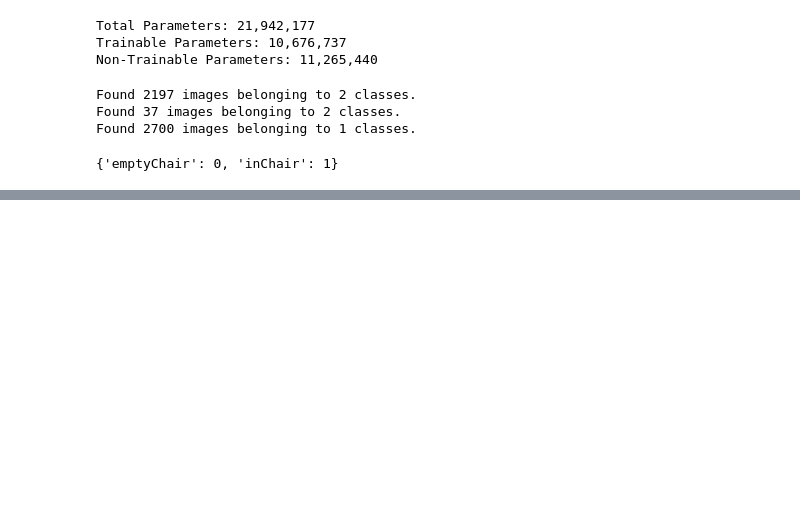
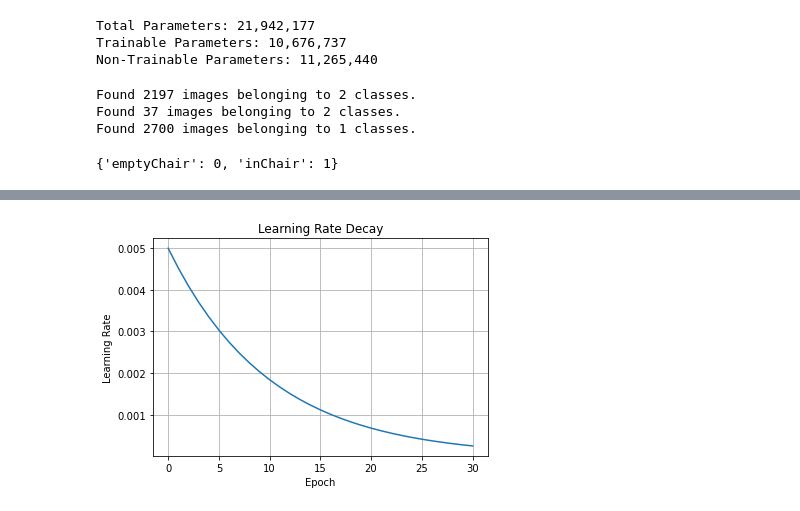
Before and after one commit to brandonshih/chair, a Jupyter notebook: Model.ipynb, the cells around one changed output, grey strips where cells are left out. Cells and saved outputs as stored; diff of their text form; code cells hidden in the pictures; blank space fills up the shorter version.

Commit message:
Added Learning Rate Decay

```diff
--- a/Model.ipynb
+++ b/Model.ipynb
@@ -58,6 +64,7 @@ Using TensorFlow backend.
 # Define Image Augmentation and Training Parameters
 
 class Config:
+    # Data Augmentation Parameters
     DATA_AUG_ON = True
     DATA_AUG_ROTATE = 20
     DATA_AUG_FLIP = True
@@ -65,8 +72,21 @@ class Config:
     DATA_AUG_HEIGHT_SHIFT = 0.2
     DATA_AUG_ZOOM = 0.2
     DATA_AUG_SHEAR = 0.2
+    # Epoch to start learning rate decay
+    MODEL_TRAIN_DECAY = True
+    MODEL_START_DECAY = 0
+    # Exponential Learning Rate Decay
+    MODEL_DECAY_EXPONENTIAL = True
+    MODEL_PERCENT_DECAY = 0.1
+    # Sigmoidal Learning Rate Decay
+    MODEL_DECAY_SIGMOID = False
+    # Drop-Based Learning Rate Decay
+    MODEL_DECAY_DROP = False
+    MODEL_DROP_RATE = 0.5
+    MODEL_EPOCH_DROP = 10
+    # General Model Parameters
     MODEL_TRAIN_EPOCHS = [30]
-    MODEL_TRAIN_LEARN_RATE = [0.0001]
+    MODEL_TRAIN_LEARN_RATE = [0.005]
     MODEL_TRAIN_BATCH_SIZE = 32
     MODEL_TRAIN_FIRST_TRAINABLE_LAYER = 250
 
@@ -189,0 +187,44 @@ KeyboardInterrupt:
+# %%
+# Learning Rate Decay Graph
+decay = []
+def scheduler(epoch):
+    learn_rate = config.MODEL_TRAIN_LEARN_RATE[0]
+    total_epochs = config.MODEL_TRAIN_EPOCHS[0]
+
+    if config.MODEL_TRAIN_DECAY:
+
+        if epoch < config.MODEL_START_DECAY:
+            value = learn_rate
+            decay.append(value)
+            return value
+
+        else:
+            if config.MODEL_DECAY_EXPONENTIAL:
+                value = learn_rate * tf.math.exp(
+                        config.MODEL_PERCENT_DECAY * (config.MODEL_START_DECAY - epoch))
+
+            if config.MODEL_DECAY_SIGMOID:
+                decay_rate = learn_rate / total_epochs
+                value = learn_rate * 1/(1 + decay_rate * epoch)
+
+            if config.MODEL_DECAY_DROP:
+                value = learn_rate * np.power(
+                        config.MODEL_DROP_RATE, np.floor((1+epoch)/ config.MODEL_EPOCH_DROP))
+
+            decay.append(value)
+            return value
+
+    else:
+        return config.MODEL_TRAIN_LEARN_RATE[0]
+
+for x in np.arange(0, config.MODEL_TRAIN_EPOCHS[0] + 1):
+    scheduler(x)
+
+plt.plot(np.linspace(0, config.MODEL_TRAIN_EPOCHS[0], config.MODEL_TRAIN_EPOCHS[0] + 1), decay)
+plt.xlabel('Epoch')
+plt.ylabel('Learning Rate')
+plt.title('Learning Rate Decay')
+plt.grid()
+plt.show()
+# %% [output]
+[figure, added]
```
Also changed, not shown: parts of 11 cells of this notebook.
